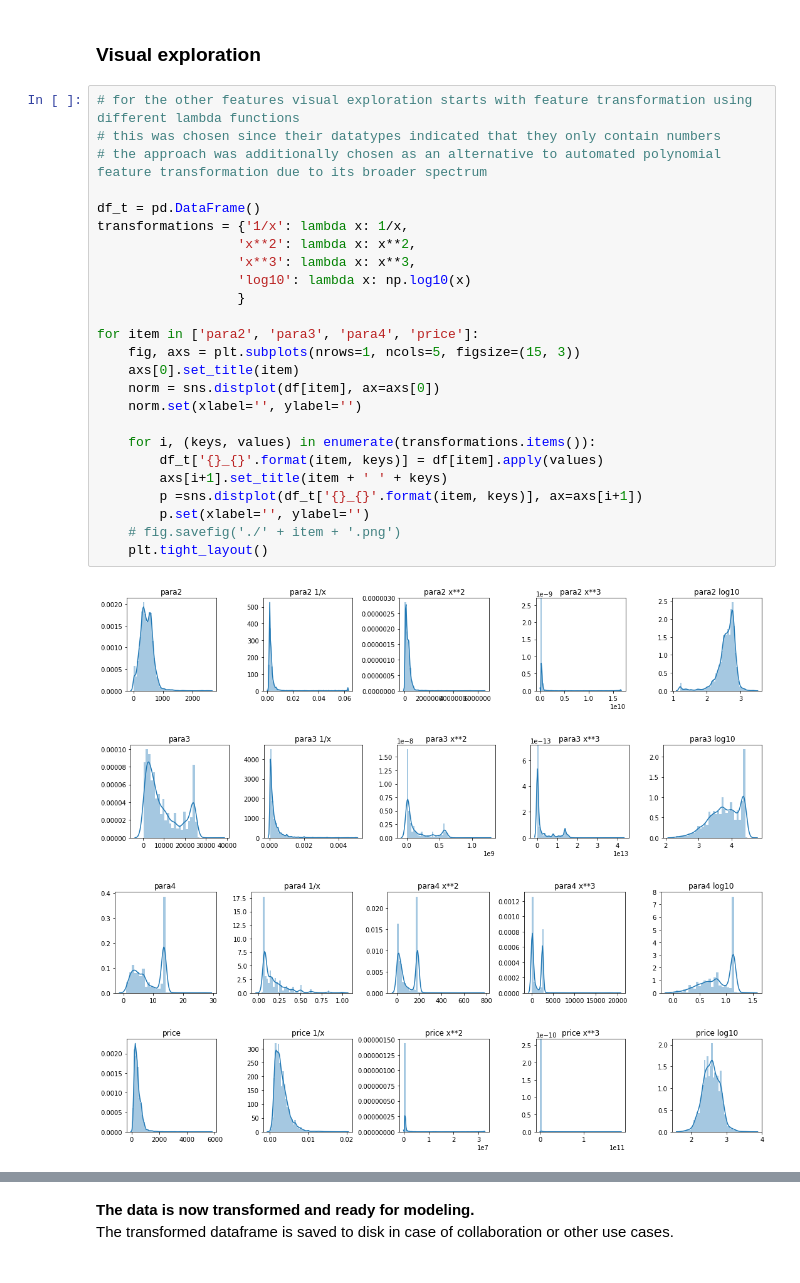
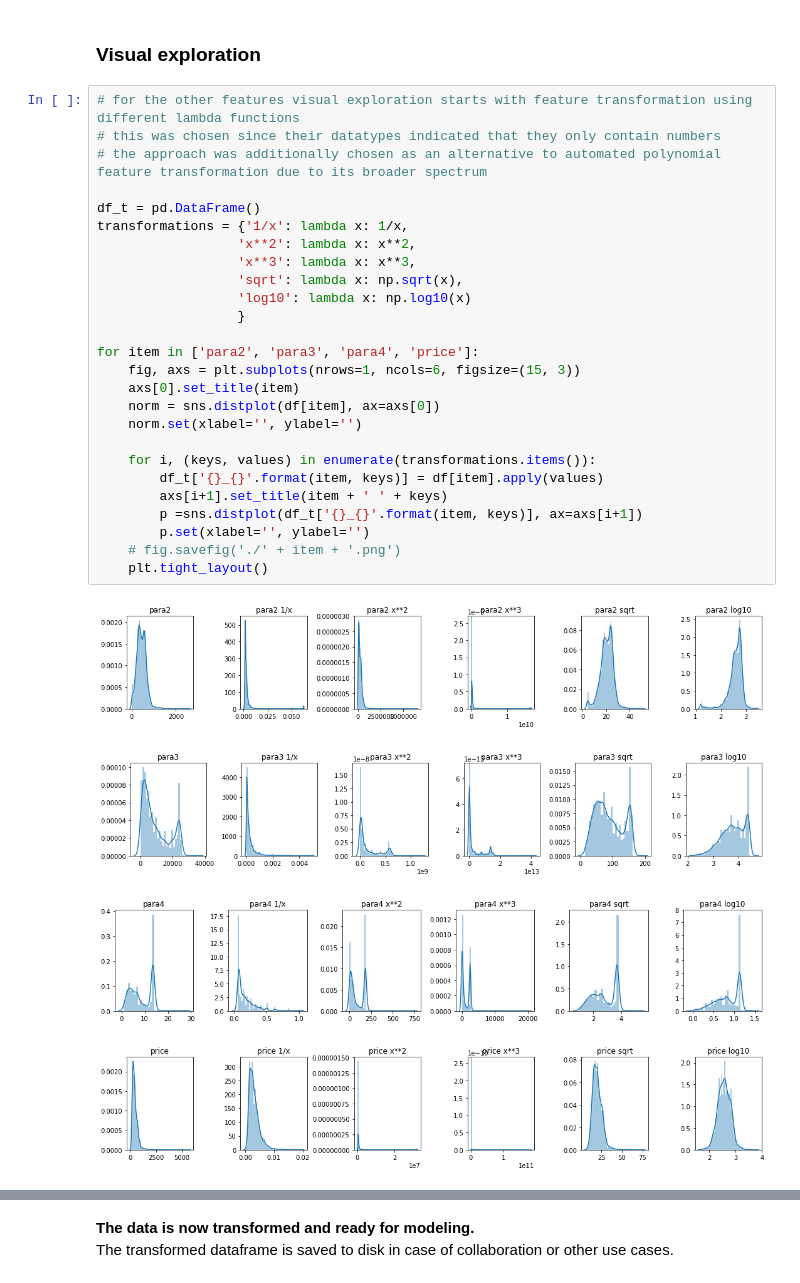
Before and after one commit to MaikRos/HAMS, a Jupyter notebook: analysis.ipynb, the cells around one changed output, grey strips where cells are left out. Cells and saved outputs as stored; diff of their text form.

```diff
--- a/analysis.ipynb
+++ b/analysis.ipynb
@@ -137,33 +149,34 @@ Name: para1, dtype: int64
 # %%
 # for the other features visual exploration starts with feature transformation using different lambda functions
 # this was chosen since their datatypes indicated that they only contain numbers
 # the approach was additionally chosen as an alternative to automated polynomial feature transformation due to its broader spectrum
 
 df_t = pd.DataFrame()
 transformations = {'1/x': lambda x: 1/x,
                   'x**2': lambda x: x**2,
                   'x**3': lambda x: x**3,
+                  'sqrt': lambda x: np.sqrt(x),
                   'log10': lambda x: np.log10(x)
                   }
 
 for item in ['para2', 'para3', 'para4', 'price']:
-    fig, axs = plt.subplots(nrows=1, ncols=5, figsize=(15, 3))
+    fig, axs = plt.subplots(nrows=1, ncols=6, figsize=(15, 3))
     axs[0].set_title(item)
     norm = sns.distplot(df[item], ax=axs[0])
     norm.set(xlabel='', ylabel='')
 
     for i, (keys, values) in enumerate(transformations.items()):
         df_t['{}_{}'.format(item, keys)] = df[item].apply(values)
         axs[i+1].set_title(item + ' ' + keys)
         p =sns.distplot(df_t['{}_{}'.format(item, keys)], ax=axs[i+1])
         p.set(xlabel='', ylabel='')
     # fig.savefig('./' + item + '.png')
     plt.tight_layout()
 # %% [output]
-[figure, old version]
+[figure, new version]
-[figure, old version]
+[figure, new version]
-[figure, old version]
+[figure, new version]
-[figure, old version]
+[figure, new version]
 # %%
 # looking at the numerical feature transformations the decadic logarithm of the price column appears to be a gaussian distribution
 # this will be used to accurately predict correct the magnitude of the price rather than the actual price
```
Also changed, not shown: parts of 16 cells of this notebook, 1 other file.
